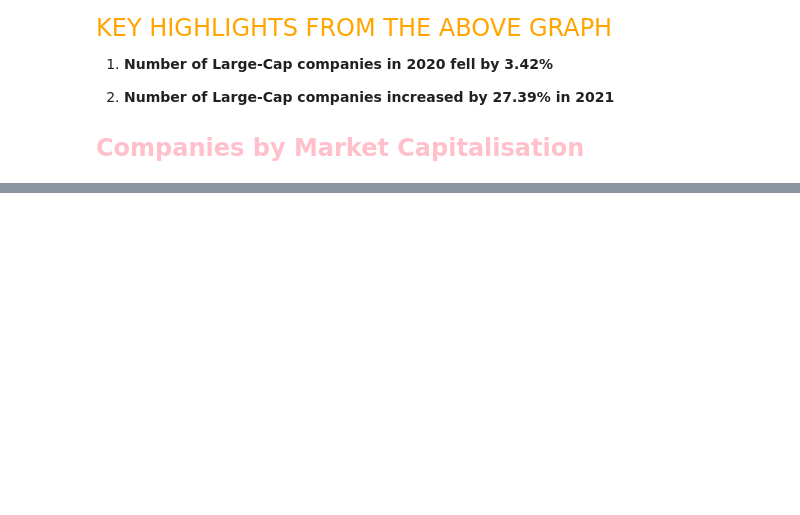
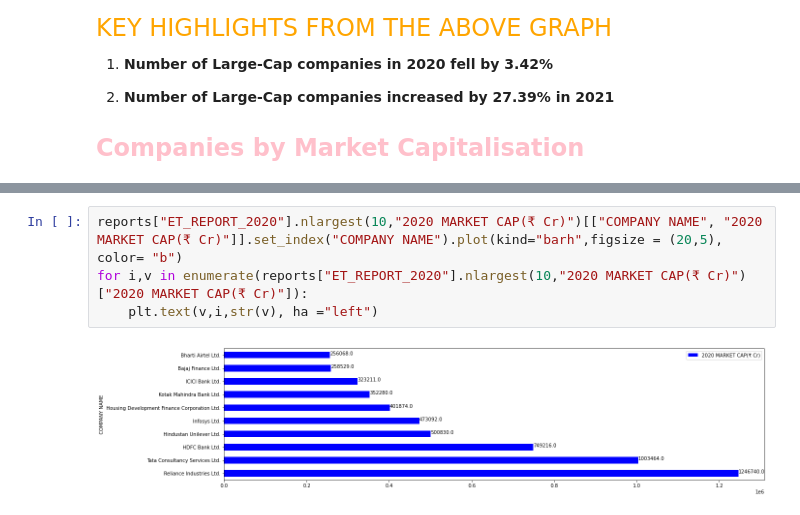
Before and after one commit to Lester-723/Data-Analytics-Projects-, a Jupyter notebook: economic_times_project.ipynb, the cells around one changed output, grey strips where cells are left out. Saved outputs shown, nothing was run; the diff lists cells and outputs as text; blank space fills up the shorter version.

```diff
--- a/economic_times_project.ipynb
+++ b/economic_times_project.ipynb
@@ -498,0 +487,6 @@ fig.show()
+# %%
+reports["ET_REPORT_2020"].nlargest(10,"2020 MARKET CAP(₹ Cr)")[["COMPANY NAME", "2020 MARKET CAP(₹ Cr)"]].set_index("COMPANY NAME").plot(kind="barh",figsize = (20,5), color= "b")
+for i,v in enumerate(reports["ET_REPORT_2020"].nlargest(10,"2020 MARKET CAP(₹ Cr)")["2020 MARKET CAP(₹ Cr)"]):
+    plt.text(v,i,str(v), ha ="left")
+# %% [output]
+[figure, added]
```
Also changed, not shown: parts of 8 cells of this notebook.
